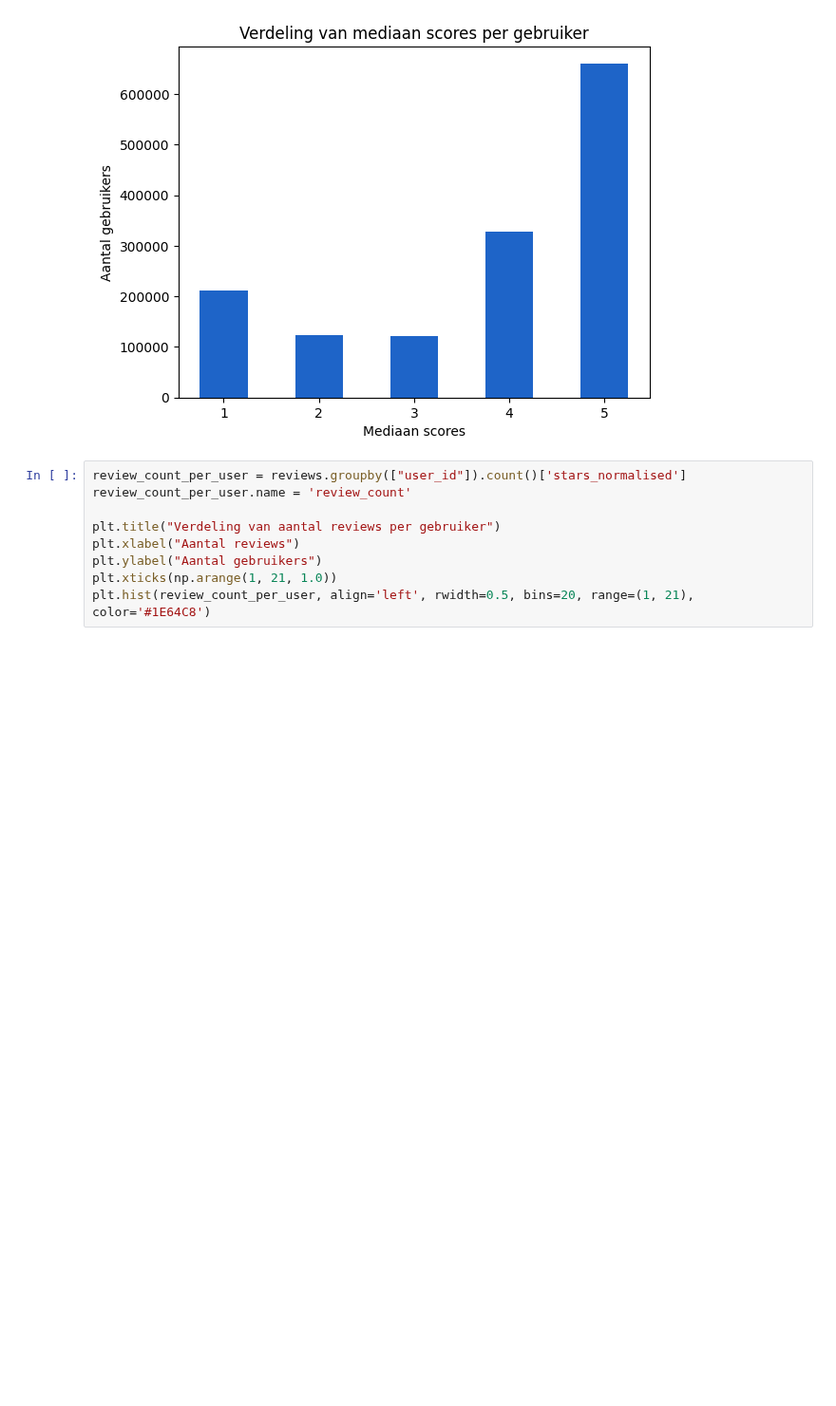
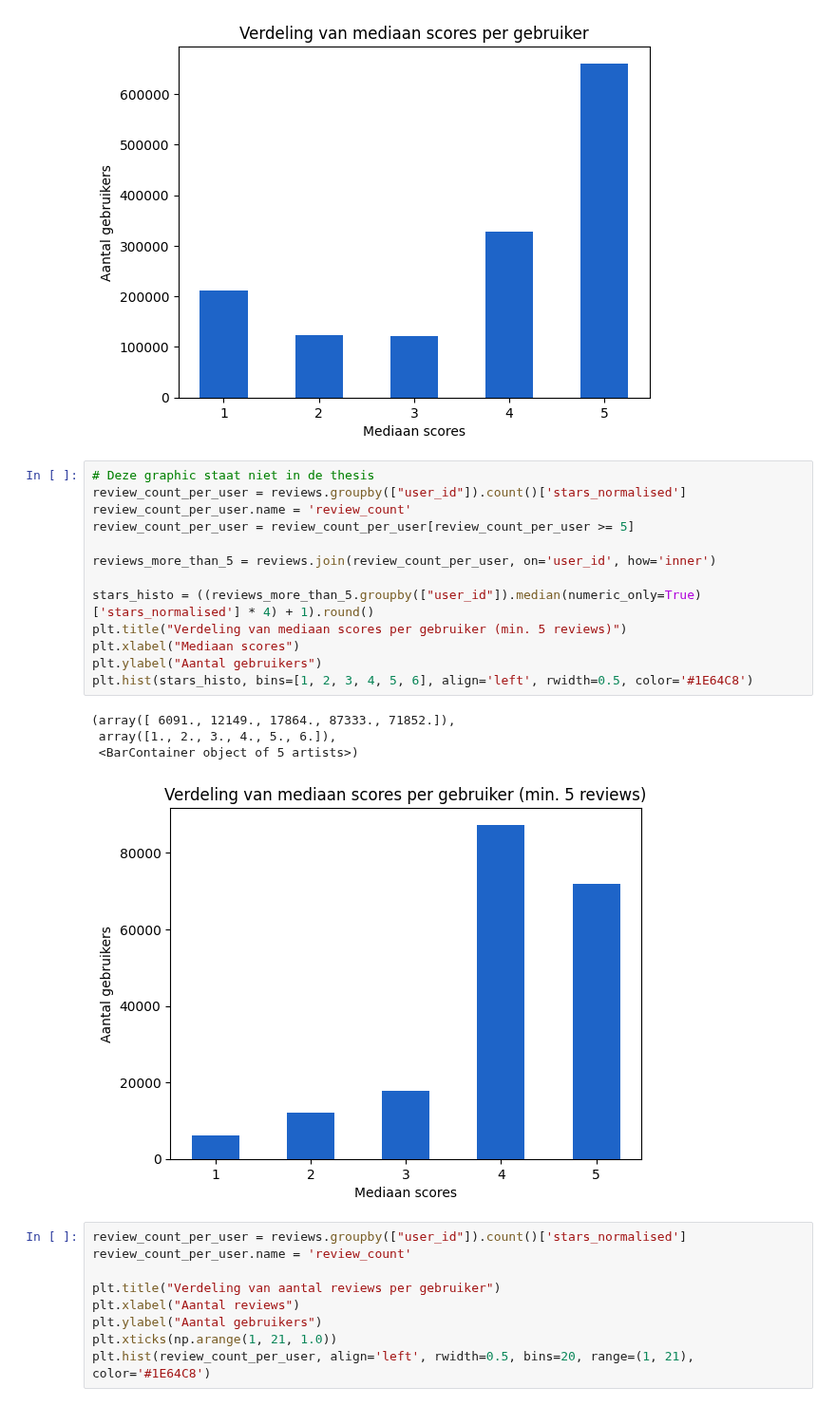
Before and after one commit to Tram13/masterthesis, a Jupyter notebook: src/data/data analysis/graphs_chapter3.ipynb, the cells around one changed output. Shown at 95% size. Drawn from its saved outputs; the diff is of its cells as text; blank space fills up the shorter version.

Commit message:
Added extra graph

```diff
--- a/src/data/data analysis/graphs_chapter3.ipynb
+++ b/src/data/data analysis/graphs_chapter3.ipynb
@@ -22,6 +22,24 @@ plt.hist(stars_histo, bins=[1, 2, 3, 4, 5, 6], align='left', rwidth=0.5, color='
  array([1., 2., 3., 4., 5., 6.]),
  <BarContainer object of 5 artists>)
 [figure]
+# %%
+# Deze graphic staat niet in de thesis
+review_count_per_user = reviews.groupby(["user_id"]).count()['stars_normalised']
+review_count_per_user.name = 'review_count'
+review_count_per_user = review_count_per_user[review_count_per_user >= 5]
+
+reviews_more_than_5 = reviews.join(review_count_per_user, on='user_id', how='inner')
+
+stars_histo = ((reviews_more_than_5.groupby(["user_id"]).median(numeric_only=True)['stars_normalised'] * 4) + 1).round()
+plt.title("Verdeling van mediaan scores per gebruiker (min. 5 reviews)")
+plt.xlabel("Mediaan scores")
+plt.ylabel("Aantal gebruikers")
+plt.hist(stars_histo, bins=[1, 2, 3, 4, 5, 6], align='left', rwidth=0.5, color='#1E64C8')
+# %% [output]
+(array([ 6091., 12149., 17864., 87333., 71852.]),
+ array([1., 2., 3., 4., 5., 6.]),
+ <BarContainer object of 5 artists>)
+[figure, added]
 # %%
 review_count_per_user = reviews.groupby(["user_id"]).count()['stars_normalised']
 review_count_per_user.name = 'review_count'
```
